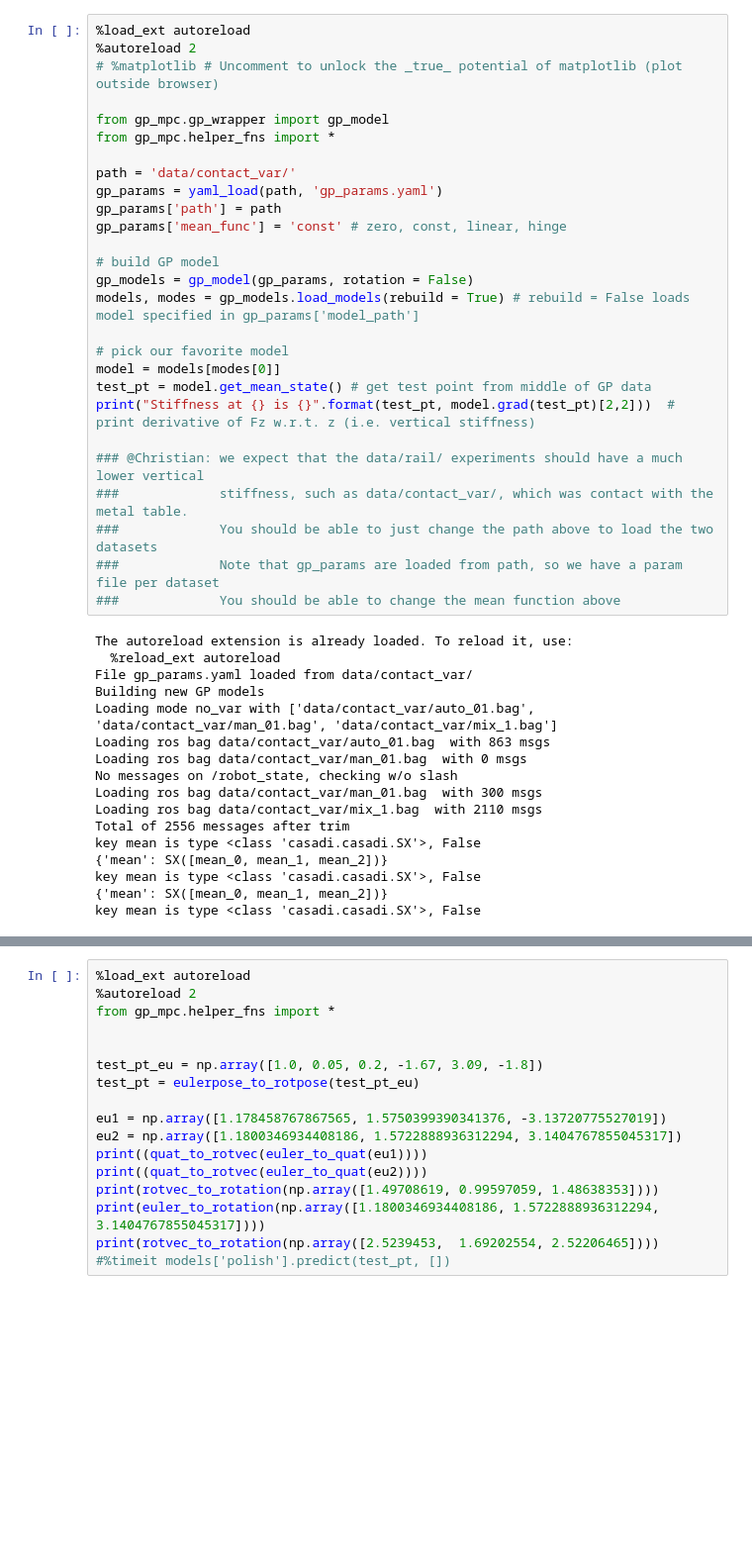
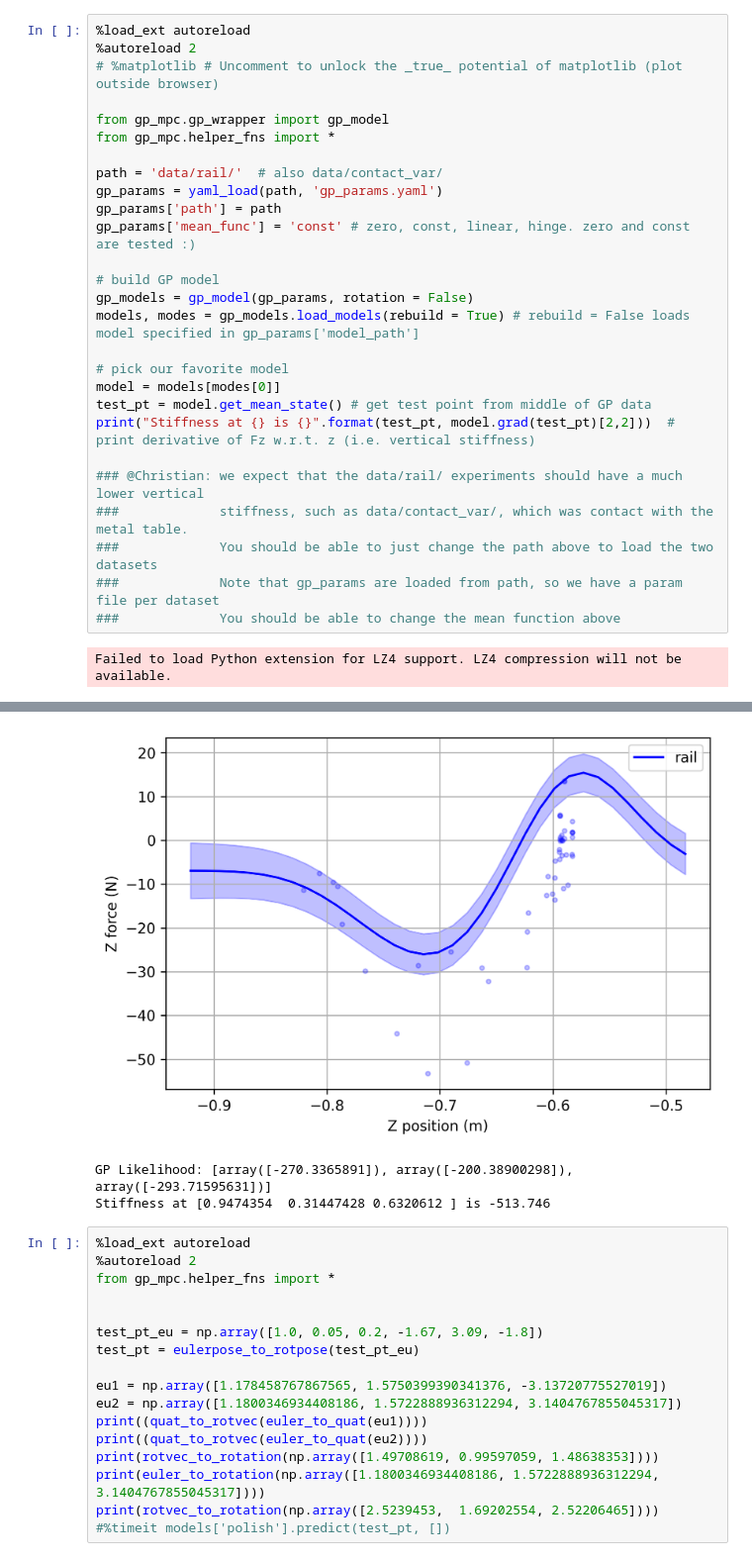
Before and after one commit to Jackyyaojk/gp_mpc, a Jupyter notebook: gp_efficiency_test.ipynb, the cells around one changed output, grey strips where cells are left out. Shown at 99% size. Drawn from its saved outputs; the diff is of its cells as text; blank space fills up the shorter version.

```diff
--- a/gp_efficiency_test.ipynb
+++ b/gp_efficiency_test.ipynb
@@ -6,10 +6,10 @@
 from gp_mpc.gp_wrapper import gp_model
 from gp_mpc.helper_fns import *
 
-path = 'data/contact_var/'
+path = 'data/rail/'  # also data/contact_var/
 gp_params = yaml_load(path, 'gp_params.yaml')
 gp_params['path'] = path
-gp_params['mean_func'] = 'const' # zero, const, linear, hinge
+gp_params['mean_func'] = 'const' # zero, const, linear, hinge. zero and const are tested :)
 
 # build GP model
 gp_models = gp_model(gp_params, rotation = False)
@@ -26,19 +26,4 @@ print("Stiffness at {} is {}".format(test_pt, model.grad(test_pt)[2,2]))  # prin
 ###             Note that gp_params are loaded from path, so we have a param file per dataset
 ###             You should be able to change the mean function above
 # %% [output]
-The autoreload extension is already loaded. To reload it, use:
-  %reload_ext autoreload
-File gp_params.yaml loaded from data/contact_var/
-Building new GP models
-Loading mode no_var with ['data/contact_var/auto_01.bag', 'data/contact_var/man_01.bag', 'data/contact_var/mix_1.bag']
-Loading ros bag data/contact_var/auto_01.bag  with 863 msgs
-Loading ros bag data/contact_var/man_01.bag  with 0 msgs
-No messages on /robot_state, checking w/o slash
-Loading ros bag data/contact_var/man_01.bag  with 300 msgs
-Loading ros bag data/contact_var/mix_1.bag  with 2110 msgs
-Total of 2556 messages after trim
-key mean is type <class 'casadi.casadi.SX'>, False
-{'mean': SX([mean_0, mean_1, mean_2])}
-key mean is type <class 'casadi.casadi.SX'>, False
-{'mean': SX([mean_0, mean_1, mean_2])}
-key mean is type <class 'casadi.casadi.SX'>, False
+Failed to load Python extension for LZ4 support. LZ4 compression will not be available.
@@ -45,3 +47,6 @@ key mean is type <class 'casadi.casadi.SX'>, False
+[figure, added]
+GP Likelihood: [array([-270.3365891]), array([-200.38900298]), array([-293.71595631])]
+Stiffness at [0.9474354  0.31447428 0.6320612 ] is -513.746
 # %%
 %load_ext autoreload
 %autoreload 2
```
Also changed, not shown: parts of 1 cell of this notebook.
